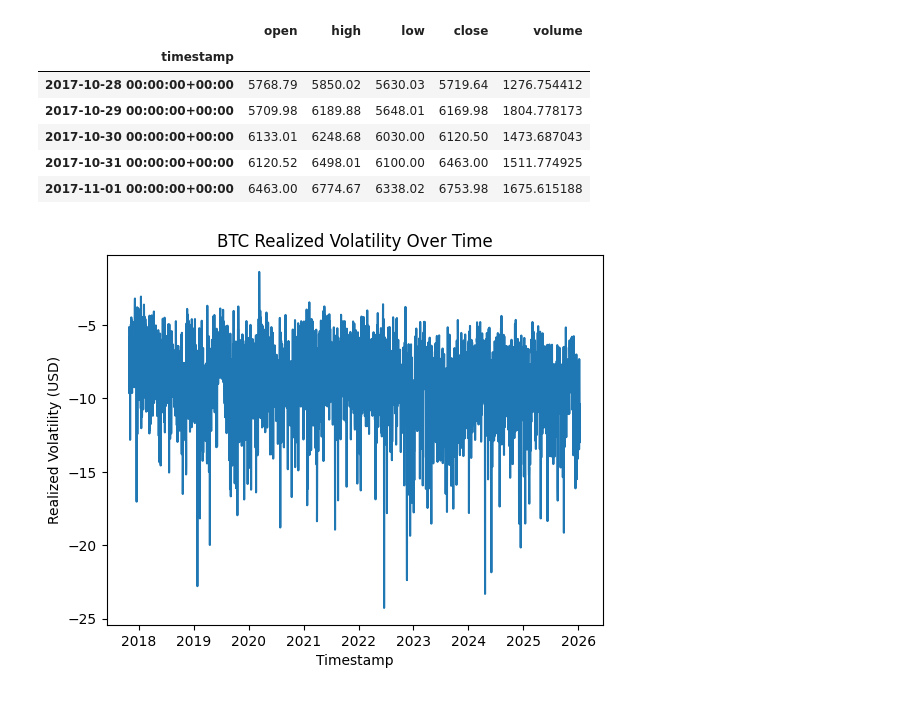
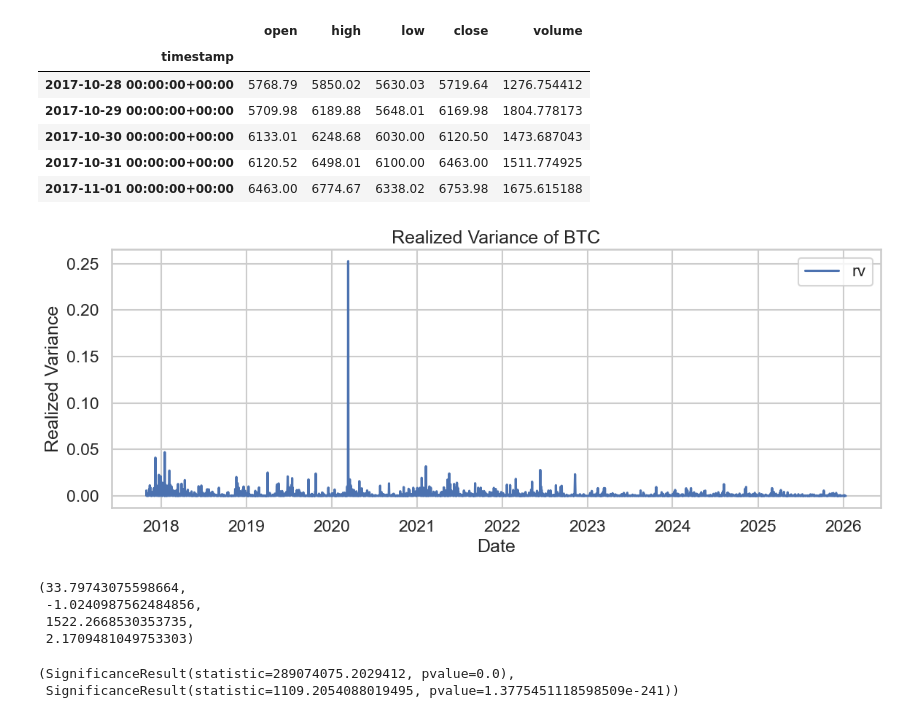
Before and after one commit to B0scos/Investigations, a Jupyter notebook: notebooks/EAD.ipynb, the cells around one changed output. Saved outputs shown, nothing was run; the diff lists cells and outputs as text; code cells hidden in the pictures.

```diff
--- a/notebooks/EAD.ipynb
+++ b/notebooks/EAD.ipynb
@@ -23,13 +80,28 @@ df.head(5)
 | 2017-11-01 00:00:00+00:00 | 6463.00 | 6774.67 | 6338.02 | 6753.98 | 1675.615188 |
 # %%
 df['log_return'] = np.log(df['close'] / df['close'].shift(1))
+df['return'] = df['close'].pct_change()
 # %%
-df['rv'] = np.log(df.groupby(df.index.date)['log_return'].transform(lambda x: np.sum(x**2)))
+df['rv'] = (df.groupby(df.index.date)['log_return'].transform(lambda x: np.sum(x**2)))
+df['log_rv'] = np.log(df['rv'])
+
+df = df.replace([np.inf, -np.inf], np.nan).dropna()
 # %%
-sns.lineplot(data=df, x=df.index, y='rv')
-plt.title('BTC Realized Volatility Over Time')
-plt.xlabel('Timestamp')
-plt.ylabel('Realized Volatility (USD)')
-plt.show()
+plot_ts_sns(
+    df['rv'],
+    title="Realized Variance of BTC",
+    ylabel="Realized Variance",)
 # %% [output]
-[figure, old version]
+[figure, new version]
+# %%
+df['rv'].skew(), df['log_rv'].skew(), df['rv'].kurtosis(), df['log_rv'].kurtosis()
+# %% [output]
+(33.79743075598664,
+ -1.0240987562484856,
+ 1522.2668530353735,
+ 2.1709481049753303)
+# %%
+jarque_bera(df['rv']), jarque_bera(df['log_rv'])
+# %% [output]
+(SignificanceResult(statistic=289074075.2029412, pvalue=0.0),
+ SignificanceResult(statistic=1109.2054088019495, pvalue=1.3775451118598509e-241))
```
Also changed, not shown: parts of 2 cells of this notebook, 1 other file.
